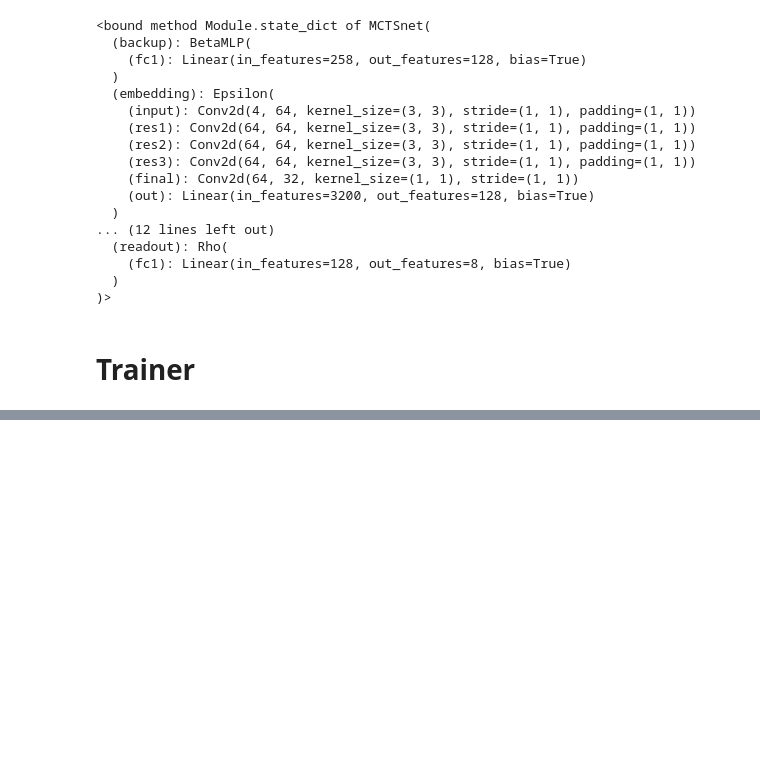
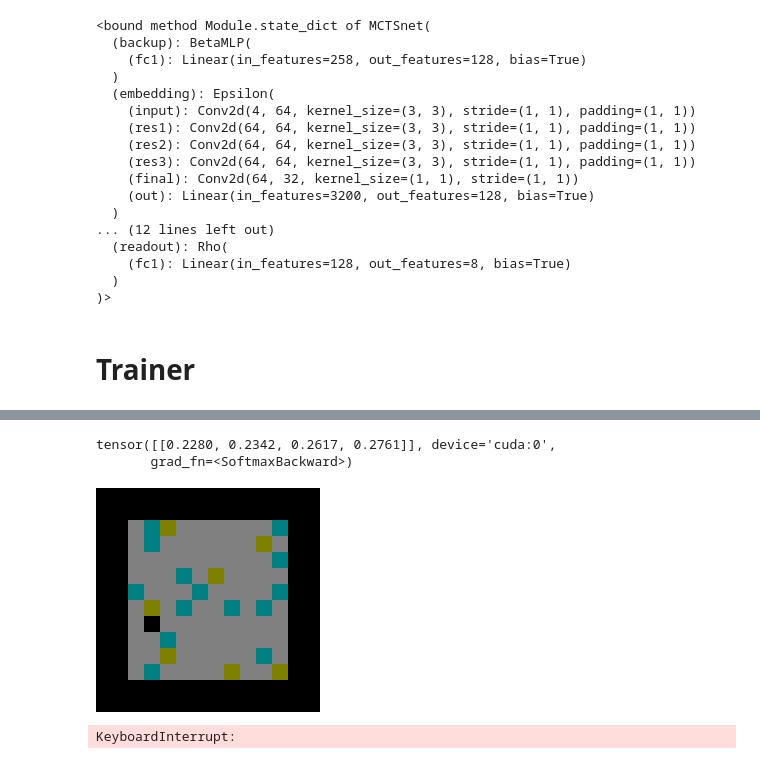
Before and after one commit to faameunier/MCTSnet, a Jupyter notebook: main.ipynb, the cells around one changed output, grey strips where cells are left out. Saved outputs shown, nothing was run; the diff lists cells and outputs as text; code cells hidden in the pictures; blank space fills up the shorter version.

Commit message:
mouse

```diff
--- a/main.ipynb
+++ b/main.ipynb
@@ -181,0 +180,4 @@ sokoban.train(10)
+# %%
+reload(MCTSnet.trainer)
+reload(MCTSnet.mouse.game)
+env = MCTSnet.mouse.game.EnvironmentExploring()
@@ -181,0 +190,2 @@ sokoban.train(10)
+# %%
+mnet = MCTSnet.trainer.MCTSnetMouse()
@@ -181,0 +213,12 @@ sokoban.train(10)
+# %%
+mnet.model.reset_tree(state_tensor)
+mnet.model.env = env
+mnet.model(state_tensor)
+# %% [output]
+tensor([[0.2280, 0.2342, 0.2617, 0.2761]], device='cuda:0',
+       grad_fn=<SoftmaxBackward>)
+# %%
+mnet.train(1, 1, 100)
+# %% [output]
+[figure, added]
+KeyboardInterrupt:
```
Also changed, not shown: parts of 17 cells of this notebook, 4 other files.
